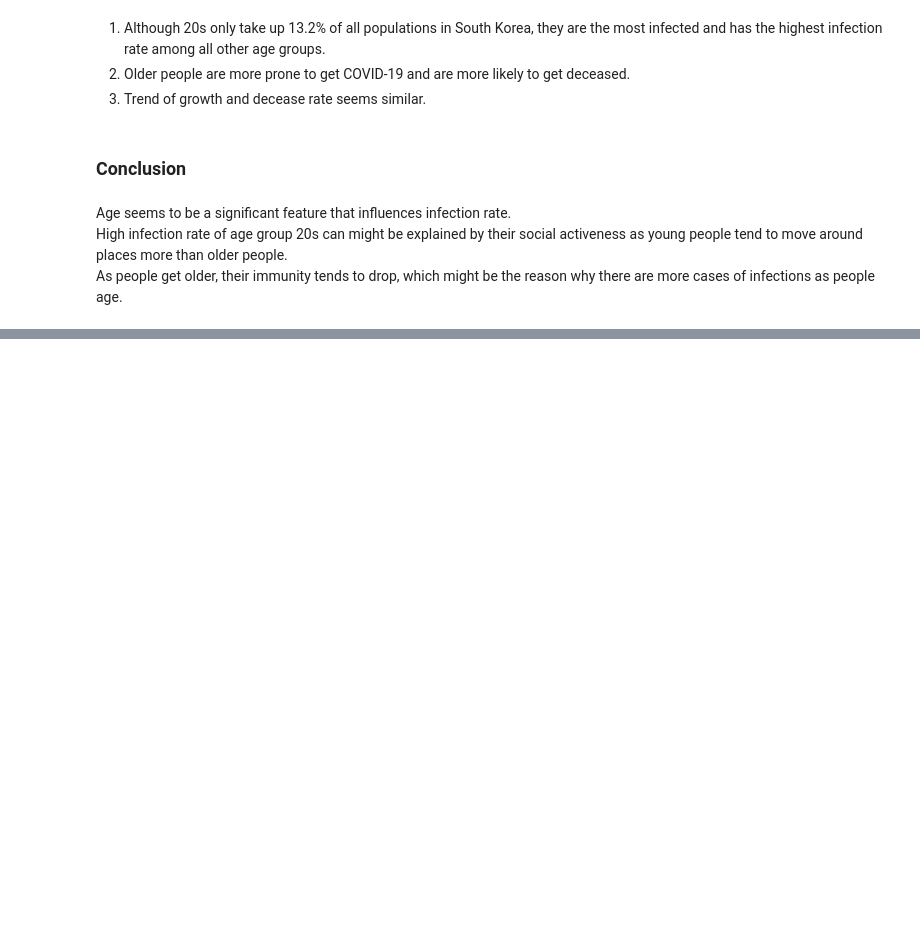
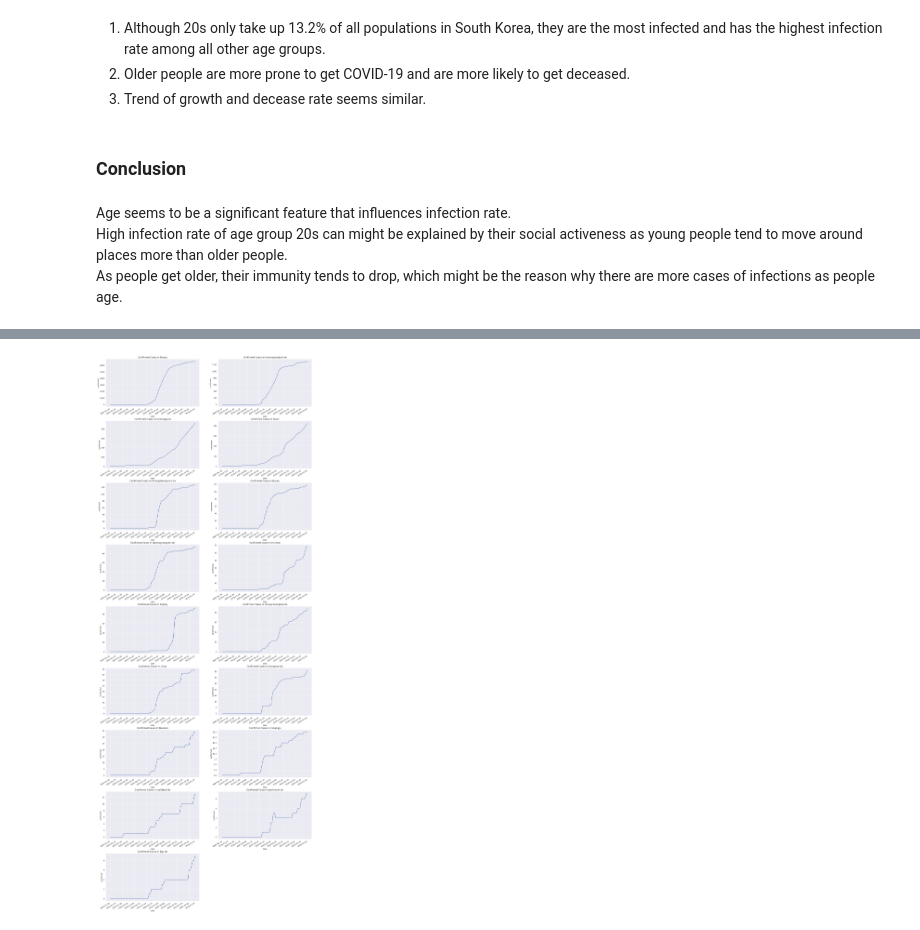
Before and after one commit to hwuiwon/covid-19-analysis-kr, a Jupyter notebook: Covid-19-in-South-Korea.ipynb, the cells around one changed output, grey strips where cells are left out. Cells and saved outputs as stored; diff of their text form; code cells hidden in the pictures; blank space fills up the shorter version.

```diff
--- a/Covid-19-in-South-Korea.ipynb
+++ b/Covid-19-in-South-Korea.ipynb
@@ -221,0 +320,18 @@ Age seems to be a significant feature that influences infection rate.<br>High in
+# %%
+# Confirmed cases in each province (accumulated)
+rows = int(prov_num / 2 + 1)
+fig, ax = plt.subplots(rows, 2, figsize=(20, 6 * rows))
+fig.subplots_adjust(hspace=.3)
+
+for i, province in enumerate(loc_latest['province']):
+    r, c = int(i / 2), i % 2
+    sns.lineplot(data=location[location['province'] == province],
+                 x='date', y='confirmed', ax=ax[r, c])
+    ax[r, c].set_title(f'Confirmed Cases in {province}')
+    ax[r, c].xaxis.set_major_locator(ticker.MultipleLocator(base=5))
+    plt.setp(ax[r, c].xaxis.get_majorticklabels(), rotation=30, ha='right')
+
+fig.delaxes(ax[rows - 1][rows * 2 - prov_num])
+fig.show()
+# %% [output]
+[figure, added]
```
Also changed, not shown: parts of 25 cells of this notebook.
